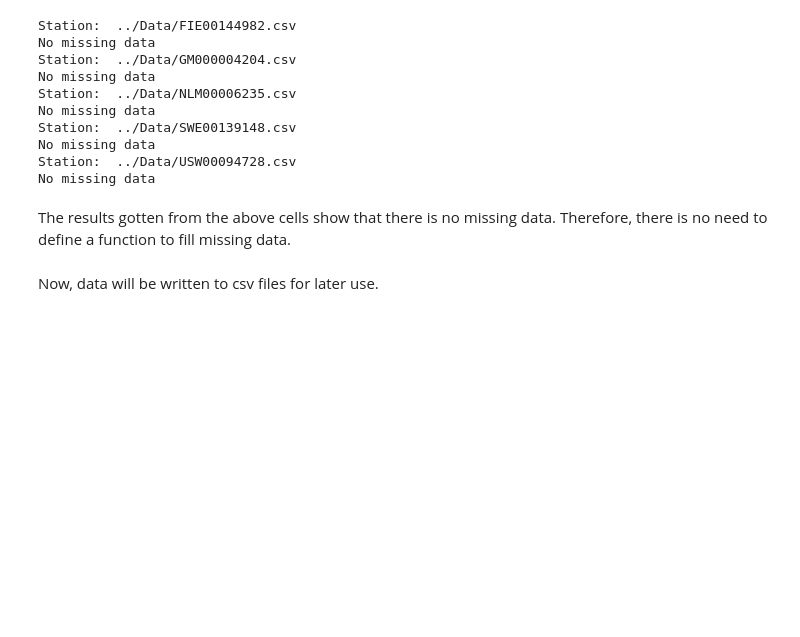
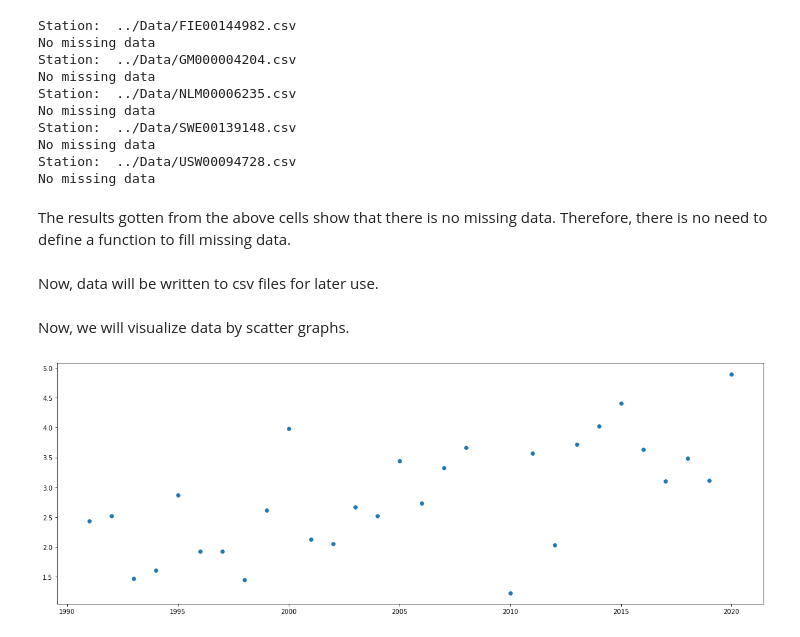
Before and after one commit to Foxxy-HCMUS/HCMUS-Applied-Maths-and-Statistics-Projects, a Jupyter notebook: Project 1/Problem 2/Codes/source_code.ipynb, the cells around one changed output. Cells and saved outputs as stored; diff of their text form; code cells hidden in the pictures; blank space fills up the shorter version.

Commit message:
scatter graph

```diff
--- a/Project 1/Problem 2/Codes/source_code.ipynb
+++ b/Project 1/Problem 2/Codes/source_code.ipynb
@@ -147,3 +147,19 @@ def write_data_to_csv_files(temp, file_name):  # temp = temperature
 for i in range(len(temperatures)):
     file_name = "data" + str(i) + ".csv"
     write_data_to_csv_files(temperatures[i], file_name)
+# %% [markdown]
+Now, we will visualize data by scatter graphs.
+# %%
+def visualize_data(file_name):
+    df = pd.read_csv(file_name)
+    years_data = df.loc[:, "Year"].to_numpy()
+    # print(years_data)
+
+    temperatures_data = df.loc[:, "Temperature"].to_numpy()
+    # print(temperatures_data)
+
+    plt.scatter(years_data, temperatures_data, linewidths=0.6)
+# %%
+visualize_data("data0.csv")
+# %% [output]
+[figure, added]
```
Also changed, not shown: parts of 4 cells of this notebook.
